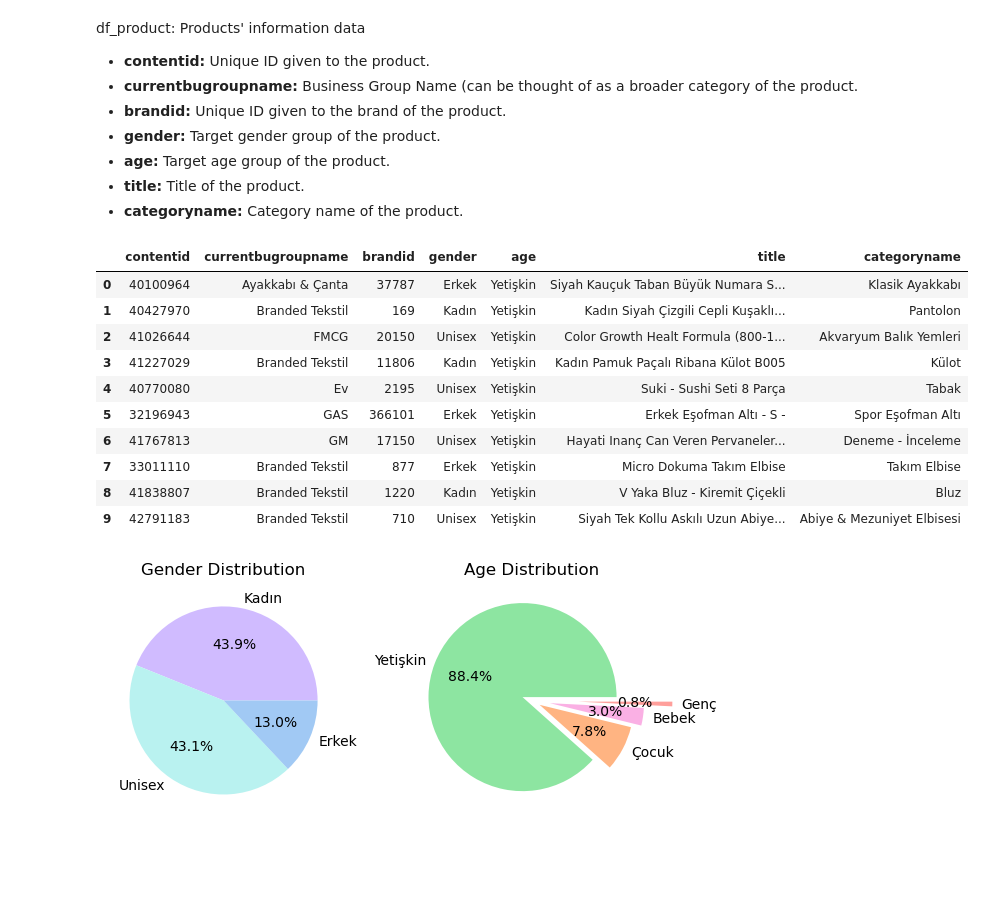
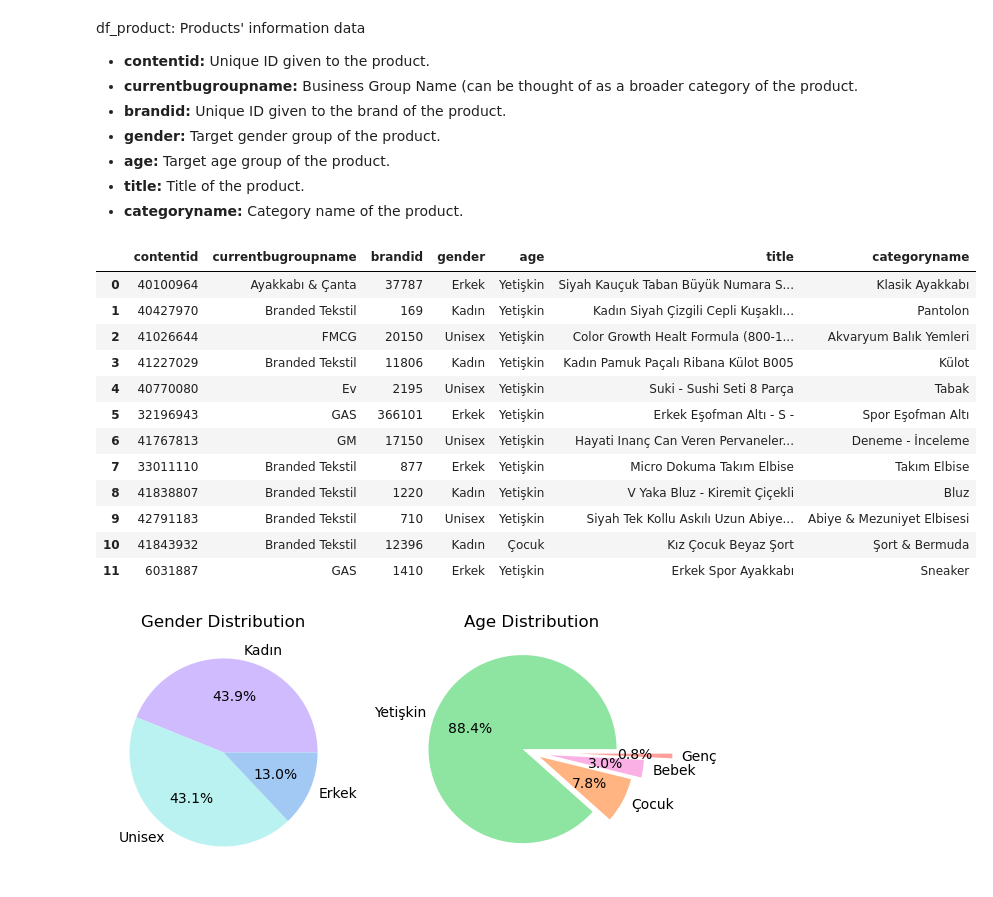
Before and after one commit to stopdemir/ecommerce-data-analysis, a Jupyter notebook: data_analysis.ipynb, the cells around one changed output. Drawn from its saved outputs; the diff is of its cells as text; code cells hidden in the pictures; blank space fills up the shorter version.

```diff
--- a/data_analysis.ipynb
+++ b/data_analysis.ipynb
@@ -98,19 +98,21 @@ df_product: Products' information data
 - **title:** Title of the product.
 - **categoryname:** Category name of the product.
 # %%
-df_product.head(10)
+df_product.head(12)
 # %% [output]
 |  | contentid | currentbugroupname | brandid | gender | age | title | categoryname |
 | 0 | 40100964 | Ayakkabı & Çanta | 37787 | Erkek | Yetişkin | Siyah Kauçuk Taban Büyük Numara S... | Klasik Ayakkabı |
 | 1 | 40427970 | Branded Tekstil | 169 | Kadın | Yetişkin | Kadın Siyah Çizgili Cepli Kuşaklı... | Pantolon |
 | 2 | 41026644 | FMCG | 20150 | Unisex | Yetişkin | Color Growth Healt Formula (800-1... | Akvaryum Balık Yemleri |
 | 3 | 41227029 | Branded Tekstil | 11806 | Kadın | Yetişkin | Kadın Pamuk Paçalı Ribana Külot B005 | Külot |
 | 4 | 40770080 | Ev | 2195 | Unisex | Yetişkin | Suki - Sushi Seti 8 Parça | Tabak |
 | 5 | 32196943 | GAS | 366101 | Erkek | Yetişkin | Erkek Eşofman Altı - S - | Spor Eşofman Altı |
 | 6 | 41767813 | GM | 17150 | Unisex | Yetişkin | Hayati Inanç Can Veren Pervaneler... | Deneme - İnceleme |
 | 7 | 33011110 | Branded Tekstil | 877 | Erkek | Yetişkin | Micro Dokuma Takım Elbise | Takım Elbise |
 | 8 | 41838807 | Branded Tekstil | 1220 | Kadın | Yetişkin | V Yaka Bluz - Kiremit Çiçekli | Bluz |
 | 9 | 42791183 | Branded Tekstil | 710 | Unisex | Yetişkin | Siyah Tek Kollu Askılı Uzun Abiye... | Abiye & Mezuniyet Elbisesi |
+| 10 | 41843932 | Branded Tekstil | 12396 | Kadın | Çocuk | Kız Çocuk Beyaz Şort | Şort & Bermuda |
+| 11 | 6031887 | GAS | 1410 | Erkek | Yetişkin | Erkek Spor Ayakkabı | Sneaker |
 # %%
 # create pie chart for the gender and age features separately. Compare the number of products. Please put the charts side by side.
 # Create pie chart for the gender feature
```
